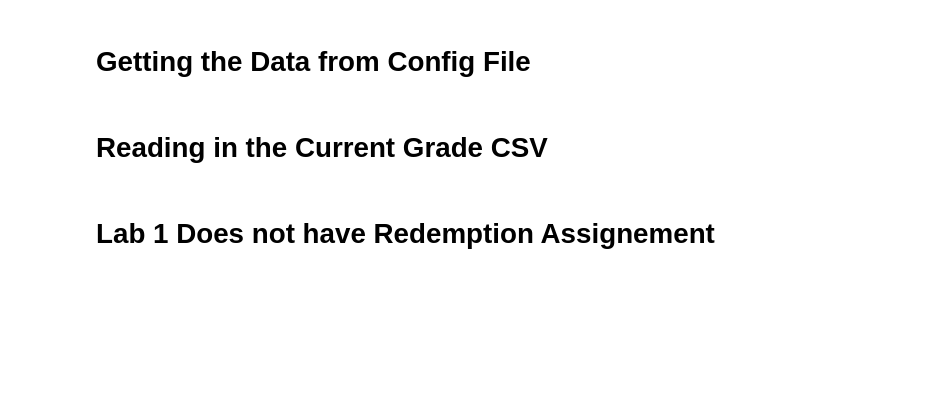
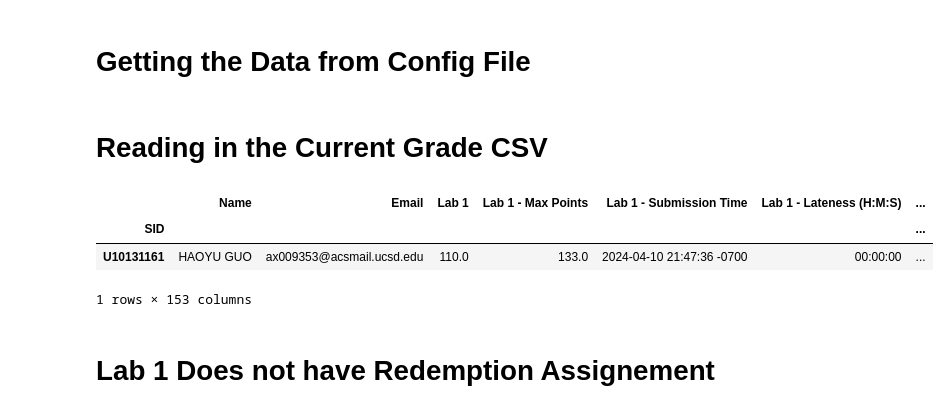
Before and after one commit to dsc-courses/dsc80-2024-sp-grades, a Jupyter notebook: src/new_calculate_grades.ipynb, the cells around one changed output. Cells and saved outputs as stored; diff of their text form; code cells hidden in the pictures; blank space fills up the shorter version.

```diff
--- a/src/new_calculate_grades.ipynb
+++ b/src/new_calculate_grades.ipynb
@@ -65,6 +65,13 @@ df = df.merge(discussion_and_lecture_attendence, on="SID").set_index("SID")
 if "Name" not in df.columns:
     df["Name"] = df["First Name"] + " " + df["Last Name"]
     df = df.drop(["First Name", "Last Name"], axis=1)
+# %%
+df.query("Name == 'HAOYU GUO'")
+# %% [output]
+|  | Name | Email | Lab 1 | Lab 1 - Max Points | Lab 1 - Submission Time | Lab 1 - Lateness (H:M:S) | ... |
+| SID |  |  |  |  |  |  | ... |
+| U10131161 | HAOYU GUO | ax009353@acsmail.ucsd.edu | 110.0 | 133.0 | 2024-04-10 21:47:36 -0700 | 00:00:00 | ... |
+1 rows × 153 columns
 # %% [markdown]
 # Lab 1 Does not have Redemption Assignement
 # %%
```
Also changed, not shown: parts of 6 cells of this notebook, 1 other file.
